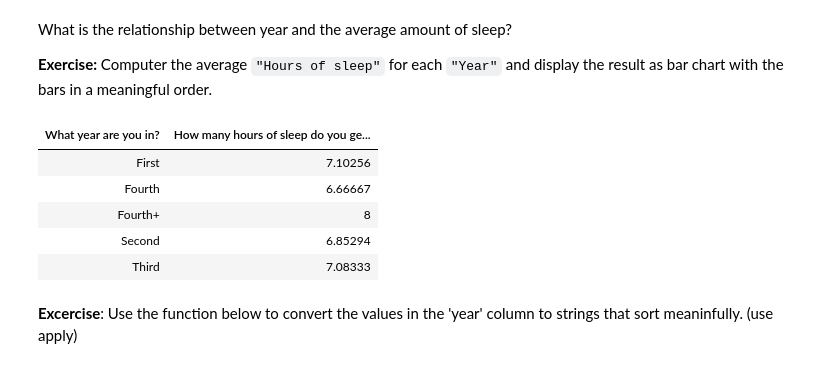
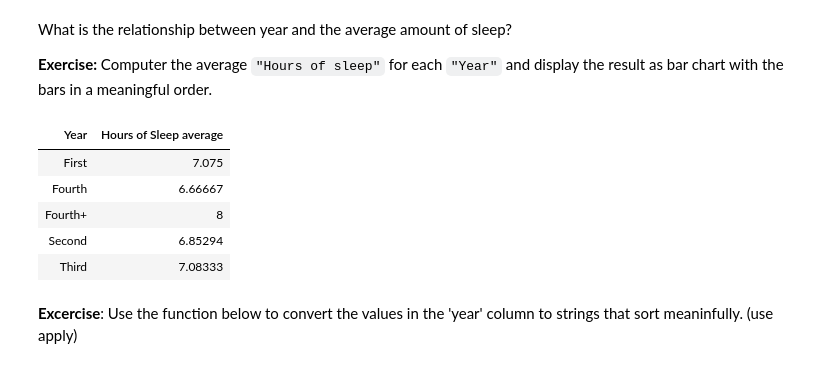
Before and after one commit to ucsb-ds/cmpsc5a-s24-students, a Jupyter notebook: lec-notebooks/lec10_pivots_joins-live.ipynb, the cells around one changed output. Drawn from its saved outputs; the diff is of its cells as text; code cells hidden in the pictures.

```diff
--- a/lec-notebooks/lec10_pivots_joins-live.ipynb
+++ b/lec-notebooks/lec10_pivots_joins-live.ipynb
@@ -292,3 +292,6 @@ survey.show(3)
 | 4/23/2024 9:31:52 | First | 2 | 200 | Right | ... |
 | 4/23/2024 9:32:06 | Second | 5 | 30 | Right | ... |
 ... (76 rows omitted)
+# %%
+survey = Table.read_table("data/classdatasurvey_s24_relabeled.csv") # replaced with "data/classdatasurvey_s24_relabeled.csv"
+survey
@@ -309,12 +330,12 @@ What is the relationship between year and the average amount of sleep?
 **Exercise:** Computer the average `"Hours of sleep"` for each `"Year"` and display the result as bar chart with the bars in a meaningful order.
 # %%
 # first way
-survey.group("What year are you in?", np.average).select('What year are you in?', 'How many hours of sleep do you get? average')
+survey.group("Year", np.average).select('Year', 'Hours of Sleep average')
 # second way
-survey.select('What year are you in?', 'How many hours of sleep do you get?').group('What year are you in?', np.average)
+survey.select('Year', 'Hours of Sleep').group('Year', np.average)
 # %% [output]
-| What year are you in? | How many hours of sleep do you ge... |
-| First | 7.10256 |
+| Year | Hours of Sleep average |
+| First | 7.075 |
 | Fourth | 6.66667 |
 | Fourth+ | 8 |
 | Second | 6.85294 |
```
Also changed, not shown: parts of 36 cells of this notebook.
